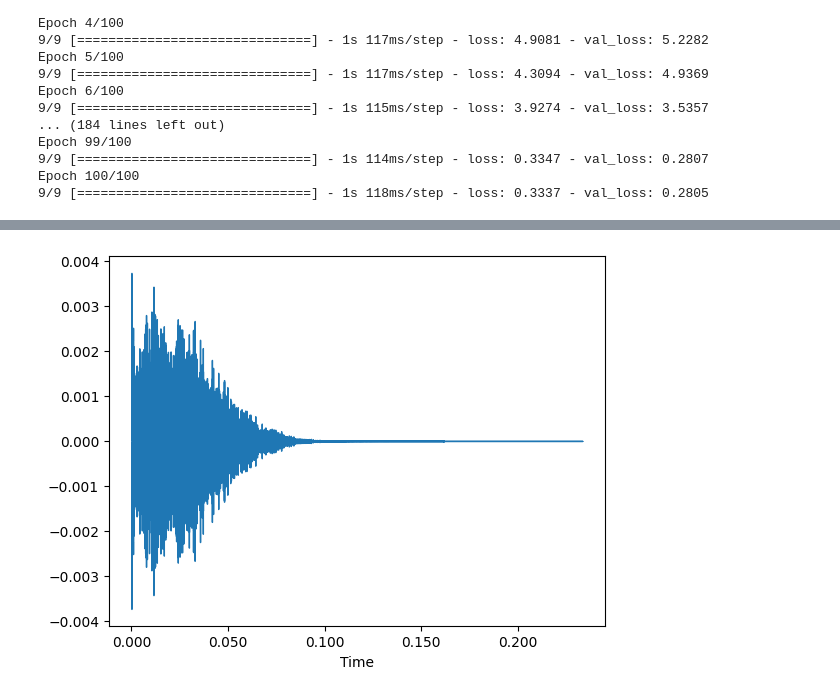
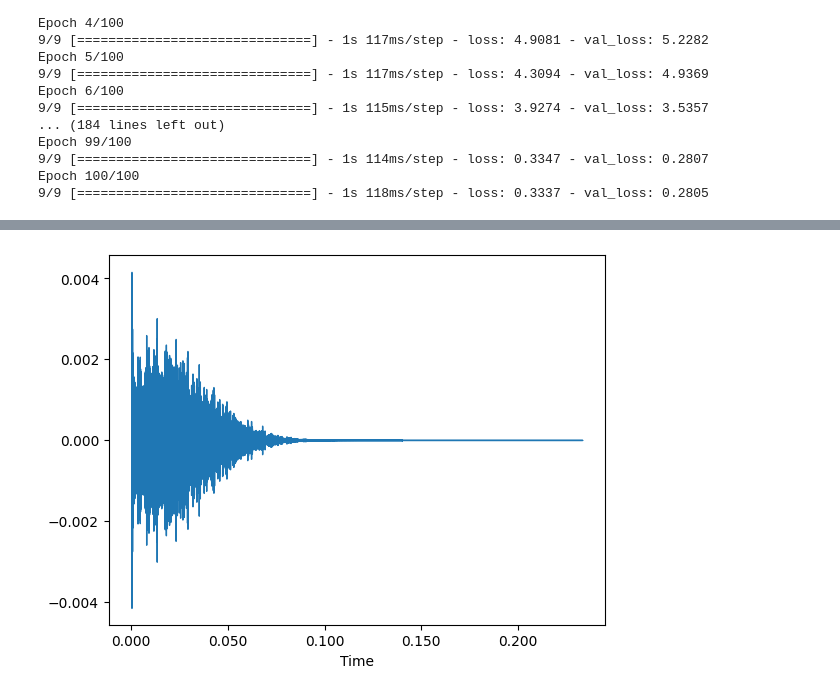
Before and after one commit to CharlieElwess/INFINITE_DRUMS, a Jupyter notebook: drum_creation_notebooks/CE_Make_HiHats.ipynb, the cells around one changed output, grey strips where cells are left out. Saved outputs shown, nothing was run; the diff lists cells and outputs as text; code cells hidden in the pictures.

```diff
--- a/drum_creation_notebooks/CE_Make_HiHats.ipynb
+++ b/drum_creation_notebooks/CE_Make_HiHats.ipynb
@@ -211,6 +211,6 @@ postproc_and_play(images[3])
 # %%
-postproc_and_play(images[4])
+postproc_and_play_hihat(images[4])
 # %% [output]
 [interactive output not drawn]
-[figure, old version]
+[figure, new version]
 # %%
```
Also changed, not shown: parts of 4 cells of this notebook, 1 other file.
